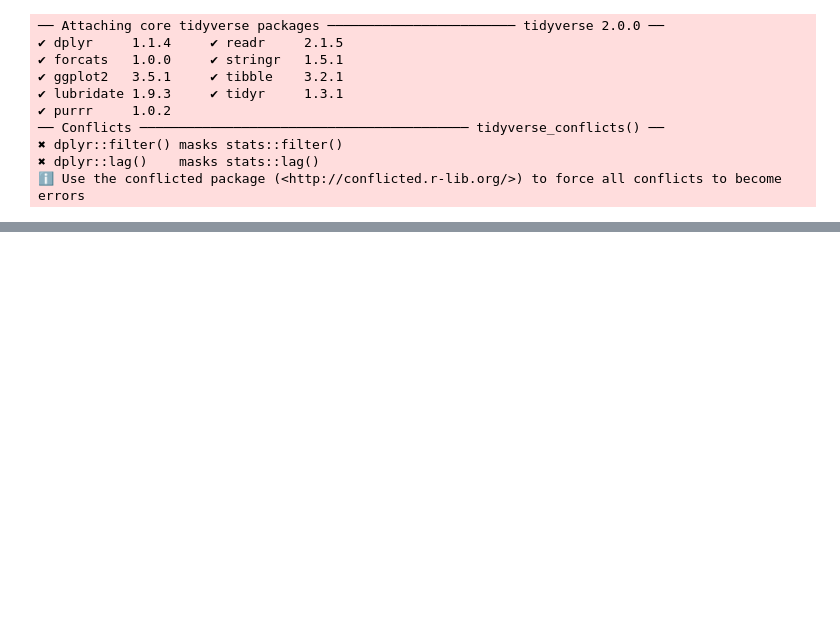
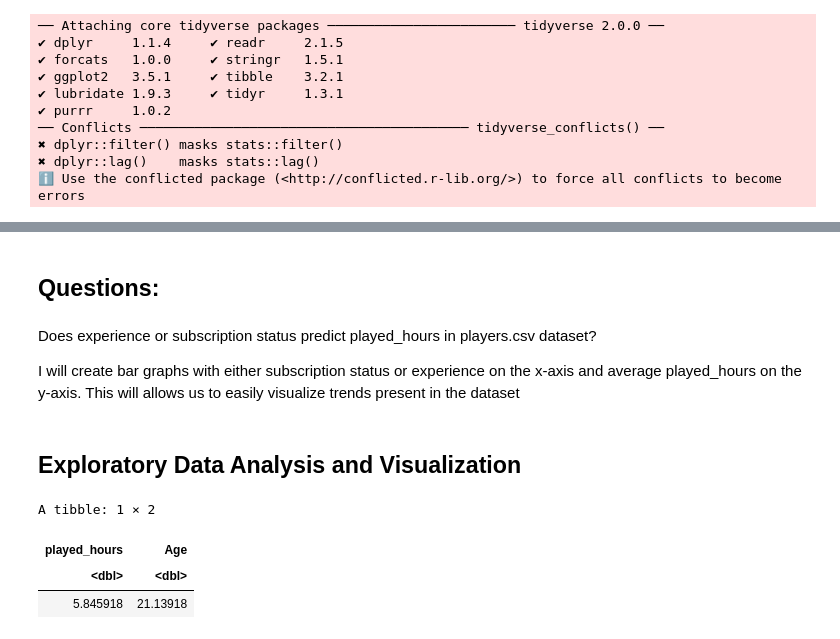
Before and after one commit to danialshaikh13/project_planning, a Jupyter notebook: project.ipynb, the cells around one changed output, grey strips where cells are left out. Saved outputs shown, nothing was run; the diff lists cells and outputs as text; code cells hidden in the pictures; blank space fills up the shorter version.

```diff
--- a/project.ipynb
+++ b/project.ipynb
@@ -15,0 +57,20 @@ library(ggplot2)
+# %% [markdown]
+Questions:
+-
+# %% [markdown]
+Does experience or subscription status predict played_hours in players.csv dataset?
+
+I will create bar graphs with either subscription status or experience on the x-axis and average played_hours on the y-axis. This will allows us to easily visualize trends present in the dataset
+# %% [markdown]
+Exploratory Data Analysis and Visualization
+-
+# %%
+mean_table <- players_data |>
+  summarise(across(where(is.numeric), ~mean(.x, na.rm = TRUE)))
+
+mean_table
+# %% [output]
+A tibble: 1 × 2
+| played_hours | Age |
+| <dbl> | <dbl> |
+| 5.845918 | 21.13918 |
```
Also changed, not shown: parts of 6 cells of this notebook.
